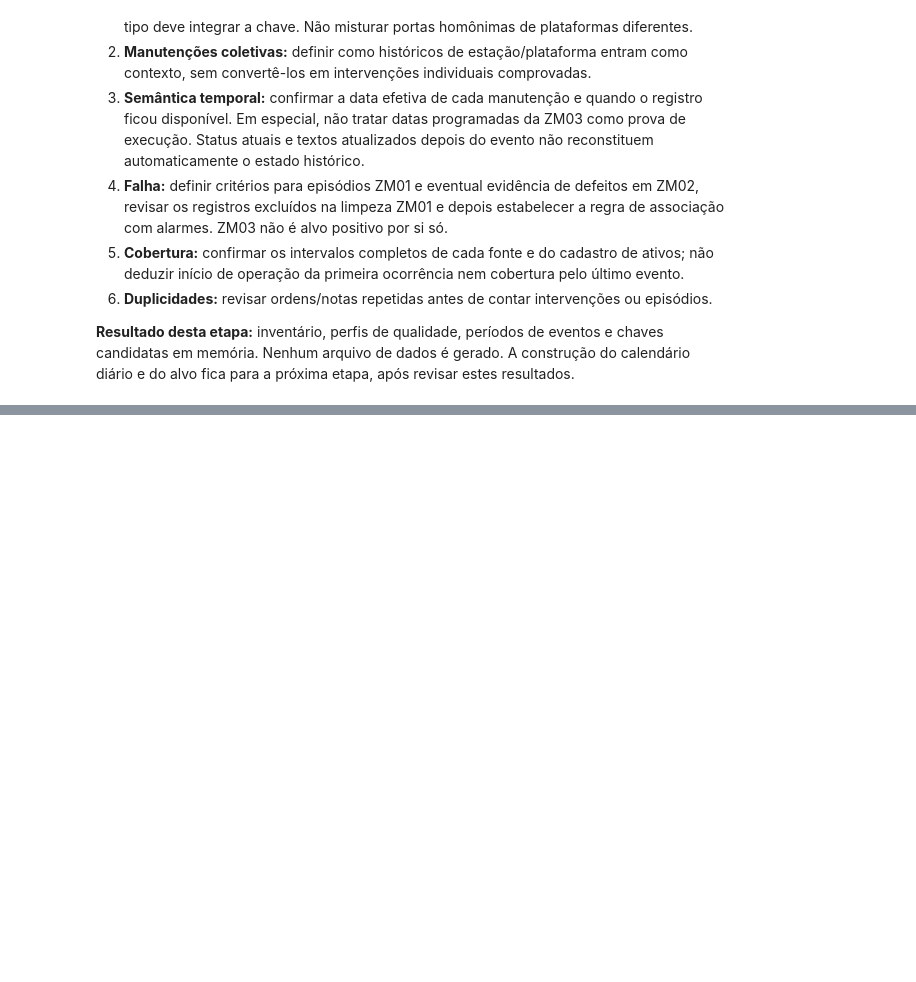
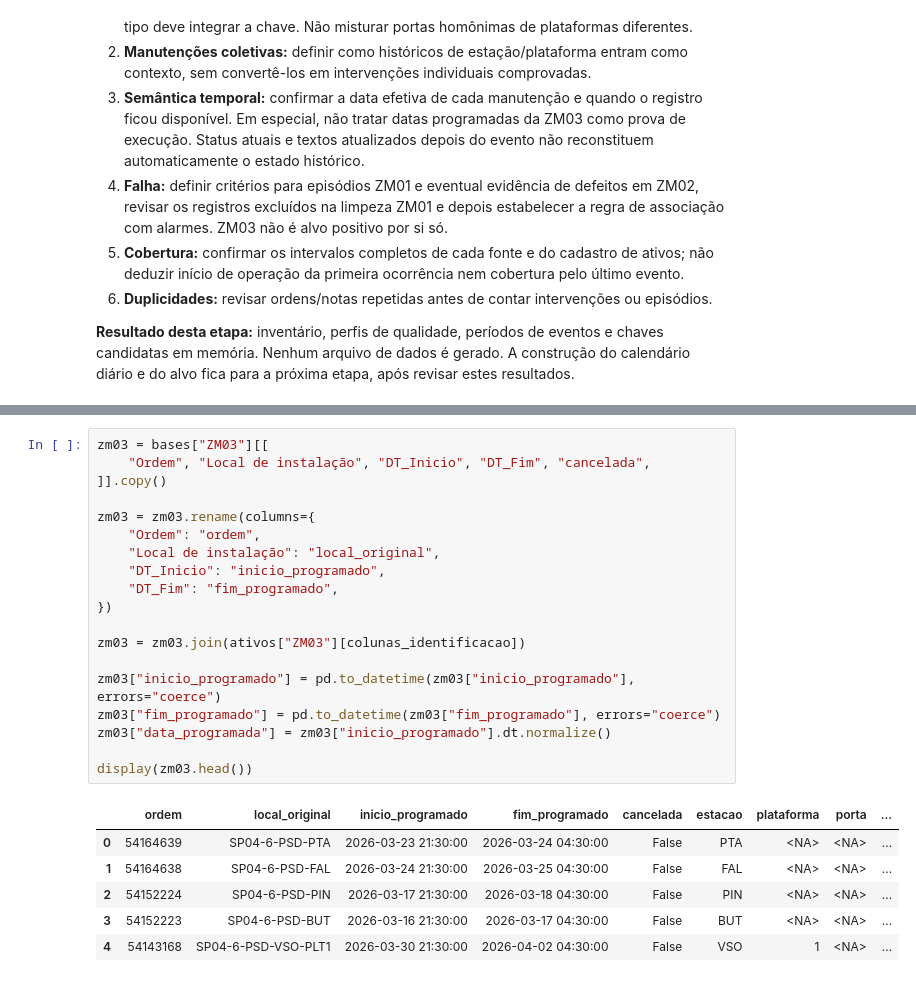
Before and after one commit to joaocardosodias/Lumem, a Jupyter notebook: models/modelo-rnn-1/01-criacao-tabela-mestra.ipynb, the cells around one changed output, grey strips where cells are left out. Drawn from its saved outputs; the diff is of its cells as text; blank space fills up the shorter version.

```diff
--- a/models/modelo-rnn-1/01-criacao-tabela-mestra.ipynb
+++ b/models/modelo-rnn-1/01-criacao-tabela-mestra.ipynb
@@ -564,0 +682,26 @@ ZM02 — indisponivel_flag
+# %%
+zm03 = bases["ZM03"][[
+    "Ordem", "Local de instalação", "DT_Inicio", "DT_Fim", "cancelada",
+]].copy()
+
+zm03 = zm03.rename(columns={
+    "Ordem": "ordem",
+    "Local de instalação": "local_original",
+    "DT_Inicio": "inicio_programado",
+    "DT_Fim": "fim_programado",
+})
+
+zm03 = zm03.join(ativos["ZM03"][colunas_identificacao])
+
+zm03["inicio_programado"] = pd.to_datetime(zm03["inicio_programado"], errors="coerce")
+zm03["fim_programado"] = pd.to_datetime(zm03["fim_programado"], errors="coerce")
+zm03["data_programada"] = zm03["inicio_programado"].dt.normalize()
+
+display(zm03.head())
+# %% [output]
+|  | ordem | local_original | inicio_programado | fim_programado | cancelada | estacao | plataforma | porta | ... |
+| 0 | 54164639 | SP04-6-PSD-PTA | 2026-03-23 21:30:00 | 2026-03-24 04:30:00 | False | PTA | <NA> | <NA> | ... |
+| 1 | 54164638 | SP04-6-PSD-FAL | 2026-03-24 21:30:00 | 2026-03-25 04:30:00 | False | FAL | <NA> | <NA> | ... |
+| 2 | 54152224 | SP04-6-PSD-PIN | 2026-03-17 21:30:00 | 2026-03-18 04:30:00 | False | PIN | <NA> | <NA> | ... |
+| 3 | 54152223 | SP04-6-PSD-BUT | 2026-03-16 21:30:00 | 2026-03-17 04:30:00 | False | BUT | <NA> | <NA> | ... |
+| 4 | 54143168 | SP04-6-PSD-VSO-PLT1 | 2026-03-30 21:30:00 | 2026-04-02 04:30:00 | False | VSO | 1 | <NA> | ... |
```
Also changed, not shown: parts of 16 cells of this notebook.
